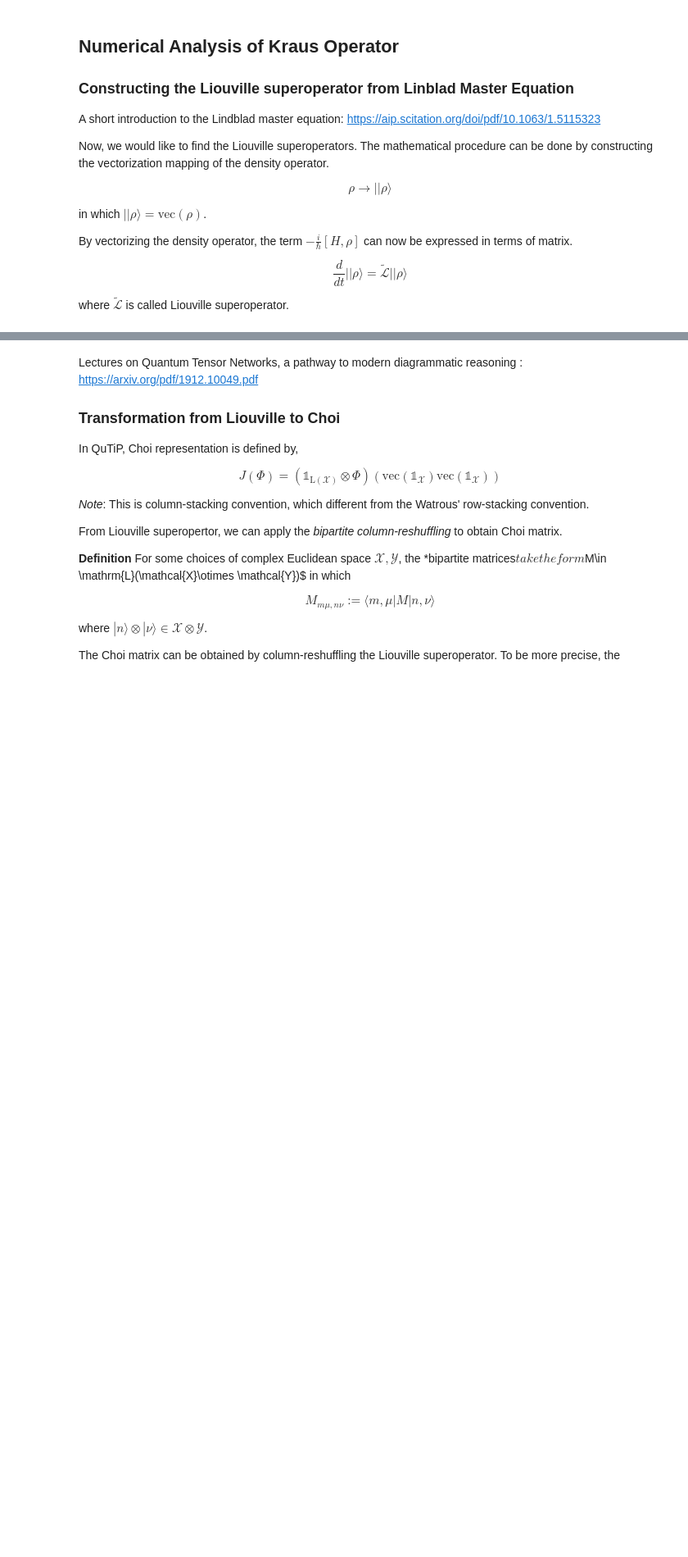
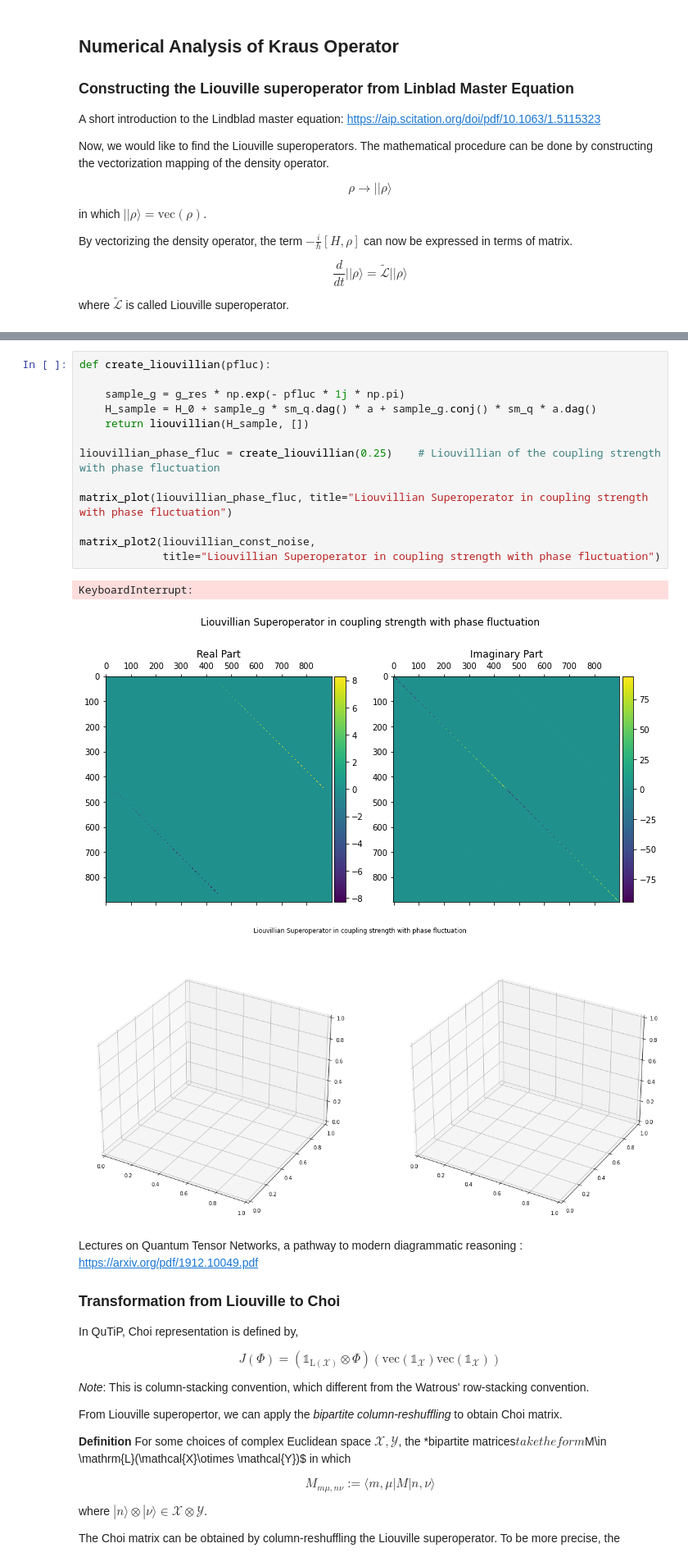
Before and after one commit to earth-chiva/jaynes-cummings, a Jupyter notebook: operator.ipynb, the cells around one changed output, grey strips where cells are left out. Shown at 82% size. Saved outputs shown, nothing was run; the diff lists cells and outputs as text; blank space fills up the shorter version.

```diff
--- a/operator.ipynb
+++ b/operator.ipynb
@@ -346,3 +320,20 @@ Qobj data =
+# %%
+def create_liouvillian(pfluc):
+
+    sample_g = g_res * np.exp(- pfluc * 1j * np.pi)
+    H_sample = H_0 + sample_g * sm_q.dag() * a + sample_g.conj() * sm_q * a.dag()
+    return liouvillian(H_sample, [])
+
+liouvillian_phase_fluc = create_liouvillian(0.25)    # Liouvillian of the coupling strength with phase fluctuation
+
+matrix_plot(liouvillian_phase_fluc, title="Liouvillian Superoperator in coupling strength with phase fluctuation")
+
+matrix_plot2(liouvillian_const_noise,
+             title="Liouvillian Superoperator in coupling strength with phase fluctuation")
+# %% [output]
+KeyboardInterrupt:
+[figure, added]
+[figure, added]
 # %% [markdown]
 Lectures on Quantum Tensor Networks, a pathway to modern diagrammatic reasoning : https://arxiv.org/pdf/1912.10049.pdf
 
```
Also changed, not shown: parts of 7 cells of this notebook, 4 other files.
